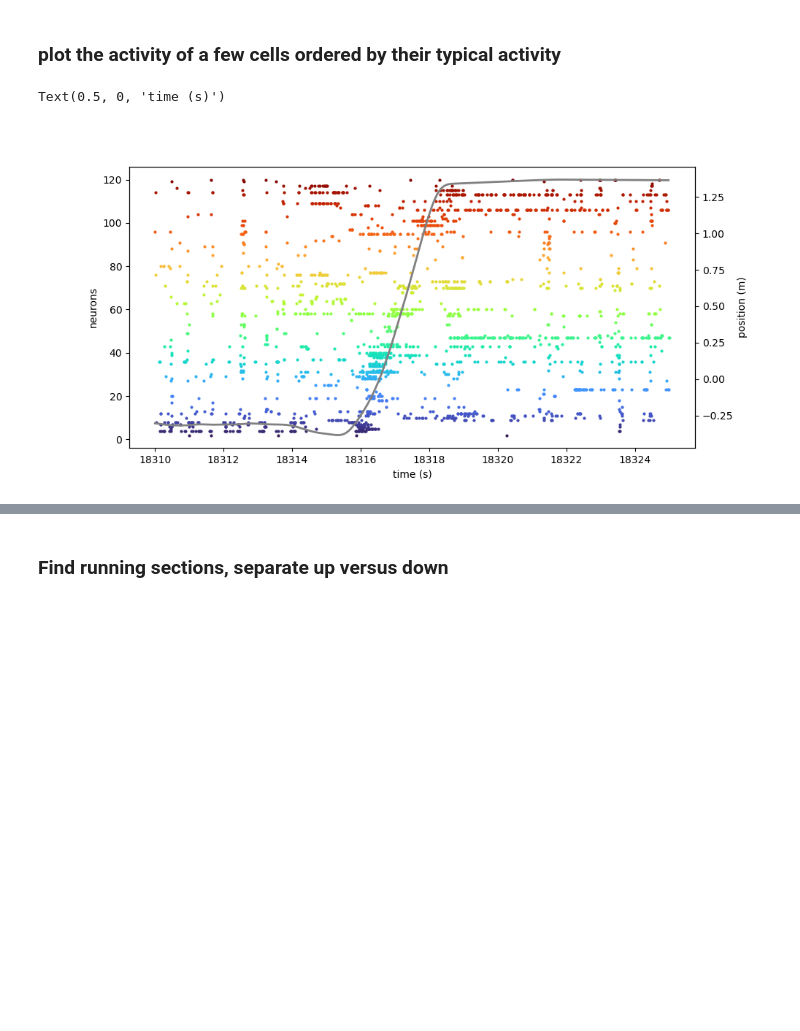
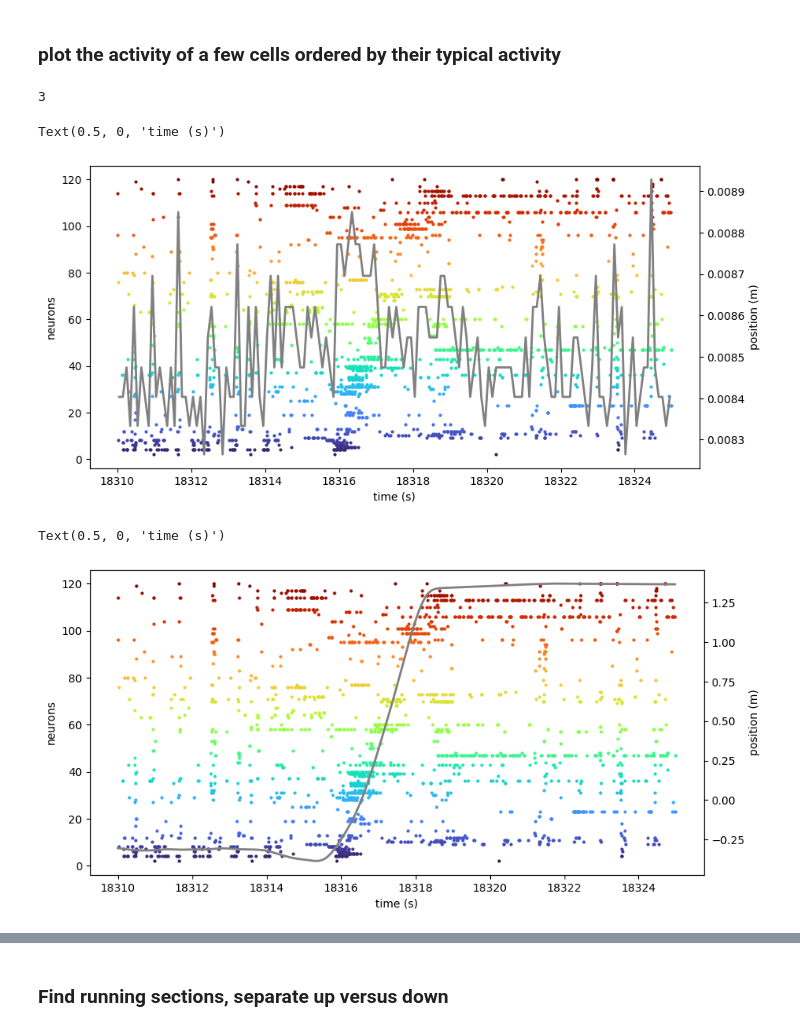
Before and after one commit to mihalybanyai/ait-compneuro-assignments, a Jupyter notebook: Preproc_CA1_HC11.ipynb, the cells around one changed output, grey strips where cells are left out. Saved outputs shown, nothing was run; the diff lists cells and outputs as text; code cells hidden in the pictures; blank space fills up the shorter version.

```diff
--- a/Preproc_CA1_HC11.ipynb
+++ b/Preproc_CA1_HC11.ipynb
@@ -112,4 +110,64 @@ cmap = mpl.colormaps['turbo']
+# %%
+distance(np.array([0, 1, 2, 3]), np.array([0, 1, 4, 5, 6]))
+# %% [output]
+3
+# %%
+from Levenshtein import distance
+
+n_cell = len(cellindex)
+n_spike = sp.shape[0]
+
+window_width_s = 0.1
+window_step_s = 0.1
+replay_scores = []
+window_midpoints = []
+
+act_window_start = tmin
+act_window_end = act_window_start + window_width_s
+
+while act_window_end <= tmax:
+    act_spike_count = np.zeros((n_cell))
+    act_mean_spike_time = np.zeros((n_cell))
+
+    for spike_idx in range(n_spike):
+        spike_time = sp[spike_idx, 0]
+        spike_cell = int(sp[spike_idx, 1])
+        if spike_time >= act_window_start and spike_time < act_window_end:
+            act_spike_count[spike_cell] += 1
+            act_mean_spike_time[spike_cell] += spike_time
+        #elif spike_time >= act_window_end:
+        #    break
+    act_mean_spike_time /= act_spike_count
+    #print(act_mean_spike_time)
+    cells_spiked = np.flatnonzero(act_spike_count)
+    ordering_indices = np.argsort(act_mean_spike_time[cells_spiked])
+    codeword = cells_spiked[ordering_indices]
+    replay_score = 1. / distance(codeword, cellindex)
+    replay_scores.append(replay_score)
+    window_midpoints.append(act_window_start + (act_window_end - act_window_start) / 2)
+    act_window_start += window_step_s
+    act_window_end += window_step_s
+
+cmap = mpl.colormaps['turbo']
+fig, ax = plt.subplots(figsize=(10, 5))
+ax2 = ax.twinx()
+ax2.plot(window_midpoints, replay_scores, c='grey', zorder=1, linewidth=2)
+
+for i_cell in np.arange(121):
+    idx = np.flatnonzero(sp[:,1] == i_cell)
+    if (len(idx) > 0):
+        jj = np.flatnonzero(cellindex == i_cell)
+        ax.scatter(sp[idx,0], np.ones(len(idx)) * jj, s=4, c=cmap(jj/121), zorder=2)
+
+        # ax.scatter(sp[idx,0], np.ones(len(idx)) * i_cell, s=4, c='k')
+ax2.set_ylabel('position (m)')
+ax.set_ylabel('neurons')
+ax.set_xlabel('time (s)')
+# %% [output]
+Text(0.5, 0, 'time (s)')
+[figure, added]
 # %%
+cmap = mpl.colormaps['turbo']
 fig, ax = plt.subplots(figsize=(10, 5))
 ax2 = ax.twinx()
 ax2.plot(tx[:,0], tx[:,1], c='grey', zorder=1, linewidth=2)
@@ -127,7 +185,7 @@ ax.set_xlabel('time (s)')
 # plt.savefig('datasets/HC11/single_run.pdf')
 # %% [output]
 Text(0.5, 0, 'time (s)')
-[figure, old version]
+[figure, new version]
 # %%
 
 fig, ax = plt.subplots(figsize=(5, 5))
```
Also changed, not shown: parts of 8 cells of this notebook.
